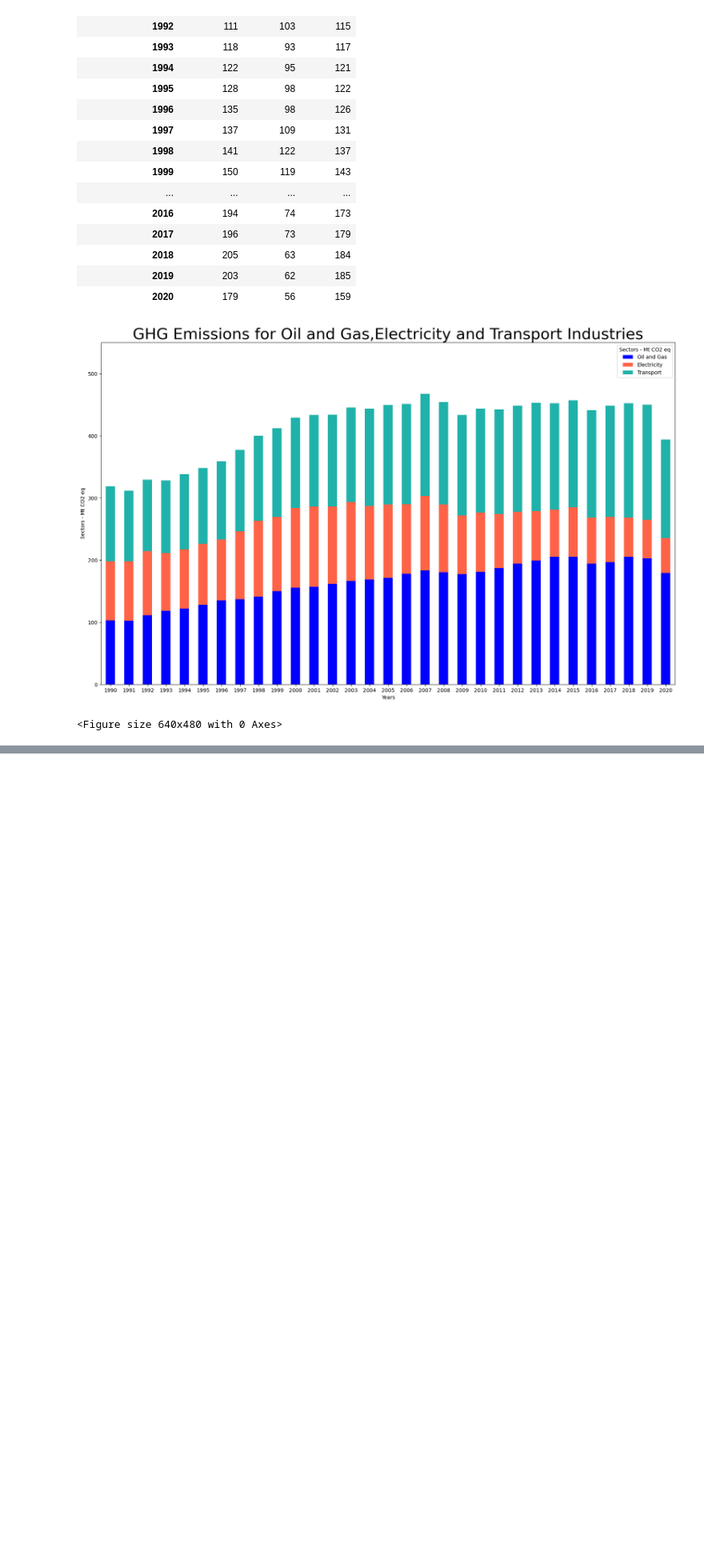
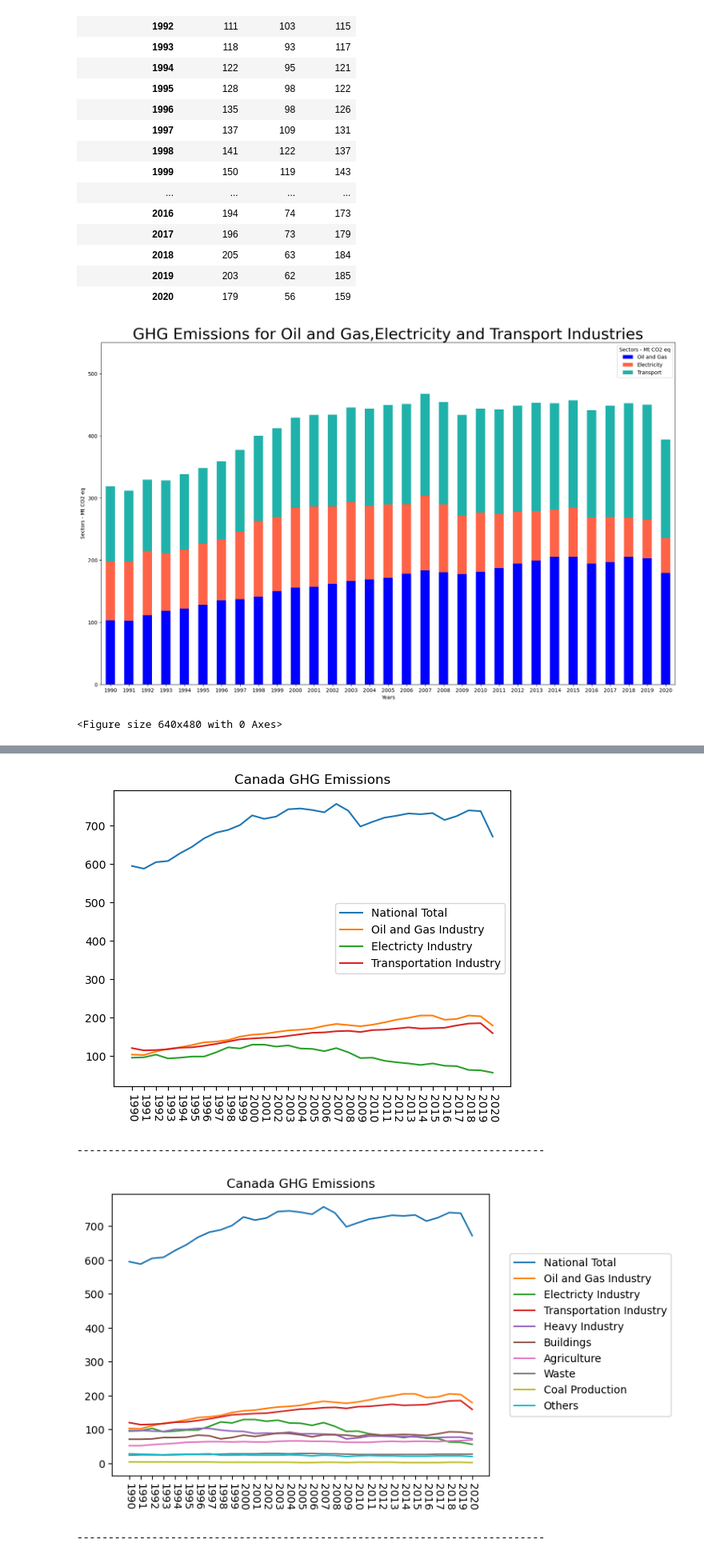
Before and after one commit to fabiomarcullo/Project_1_Climate_Action_Goals, a Jupyter notebook: Project_Sustainability_Data.ipynb, the cells around one changed output, grey strips where cells are left out. Shown at 80% size. Cells and saved outputs as stored; diff of their text form; code cells hidden in the pictures; blank space fills up the shorter version.

```diff
--- a/Project_Sustainability_Data.ipynb
+++ b/Project_Sustainability_Data.ipynb
@@ -297,0 +300,8 @@ plt.tight_layout()
+# %%
+#transposed
+df_1 = canada_result.set_index(['Sectors - Mt CO2 eq'])
+df_2 = df_1.transpose()
+#df3 = df2[['NATIONAL TOTAL','Oil and Gas', 'Electricity', 'Transport']]
+df_4 = df_2.reset_index()
+transpose_can_result_2 = df_4.rename(columns={'index':'Years'})
+transpose_can_result_2.head()
@@ -297,0 +315,68 @@ plt.tight_layout()
+# %%
+#two line graphs and stackplot
+
+y2_nat_ttl = transpose_can_result_2['NATIONAL TOTAL']
+y2_oil_gas = transpose_can_result_2['Oil and Gas']
+y2_elec = transpose_can_result_2['Electricity']
+y2_transp = transpose_can_result_2['Transport']
+x2_years = transpose_can_result_2['Years']
+
+plt.plot(x2_years, y2_nat_ttl, label = 'National Total')
+plt.plot(x2_years, y2_oil_gas, label = 'Oil and Gas Industry')
+plt.plot(x2_years, y2_elec, label = 'Electricty Industry')
+plt.plot(x2_years, y2_transp, label = 'Transportation Industry')
+plt.legend()
+plt.xticks(rotation = 270)
+plt.title('Canada GHG Emissions')
+plt.show()
+
+print("---------------------------------------------------------------------------")
+
+y_nat_ttl = transpose_can_result_2['NATIONAL TOTAL']
+y_oil_gas = transpose_can_result_2['Oil and Gas']
+y_elec = transpose_can_result_2['Electricity']
+y_transp = transpose_can_result_2['Transport']
+y_hvyind = transpose_can_result_2['Heavy Industry']
+y_bldgs = transpose_can_result_2['Buildings']
+y_agri = transpose_can_result_2['Agriculture']
+y_wst = transpose_can_result_2['Waste']
+y_coal = transpose_can_result_2['Coal Production']
+y_lmcfr = transpose_can_result_2['Light Manufacturing, Construction and Forest Resources']
+x_years = transpose_can_result_2['Years']
+
+plt.plot(x_years, y_nat_ttl, label = 'National Total')
+plt.plot(x_years, y_oil_gas, label = 'Oil and Gas Industry')
+plt.plot(x_years, y_elec, label = 'Electricty Industry')
+plt.plot(x_years, y_transp, label = 'Transportation Industry')
+plt.plot(x_years, y_hvyind, label = 'Heavy Industry')
+plt.plot(x_years, y_bldgs, label = 'Buildings')
+plt.plot(x_years, y_agri, label = 'Agriculture')
+plt.plot(x_years, y_wst, label = 'Waste')
+plt.plot(x_years, y_coal, label = 'Coal Production')
+plt.plot(x_years, y_lmcfr, label = 'Others')
+plt.legend(bbox_to_anchor = (1.04, 0.5), loc = "center left")
+plt.xticks(rotation = 270)
+plt.title('Canada GHG Emissions')
+plt.show()
+
+print("---------------------------------------------------------------------------")
+
+emissions_df = transpose_can_result_2[['Oil and Gas', 'Electricity', 'Transport',
+                                    'Heavy Industry', 'Buildings', 'Agriculture', 'Waste', 'Coal Production',
+                                    'Light Manufacturing, Construction and Forest Resources']]
+emissions_dict = emissions_df.to_dict('list')
+
+years = transpose_can_result_2['Years']
+
+
+fig, ax = plt.subplots()
+ax.stackplot(years, emissions_dict.values(), labels = emissions_dict.keys(), alpha = 0.8)
+ax.legend(bbox_to_anchor = (1.04, 0.5), loc = "center left")
+plt.xticks(rotation = 270)
+plt.title('Canada Total GHG Emission per Industry')
+plt.show()
+# %% [output]
+[figure, added]
+---------------------------------------------------------------------------
+[figure, added]
+---------------------------------------------------------------------------
```
Also changed, not shown: parts of 3 cells of this notebook.
